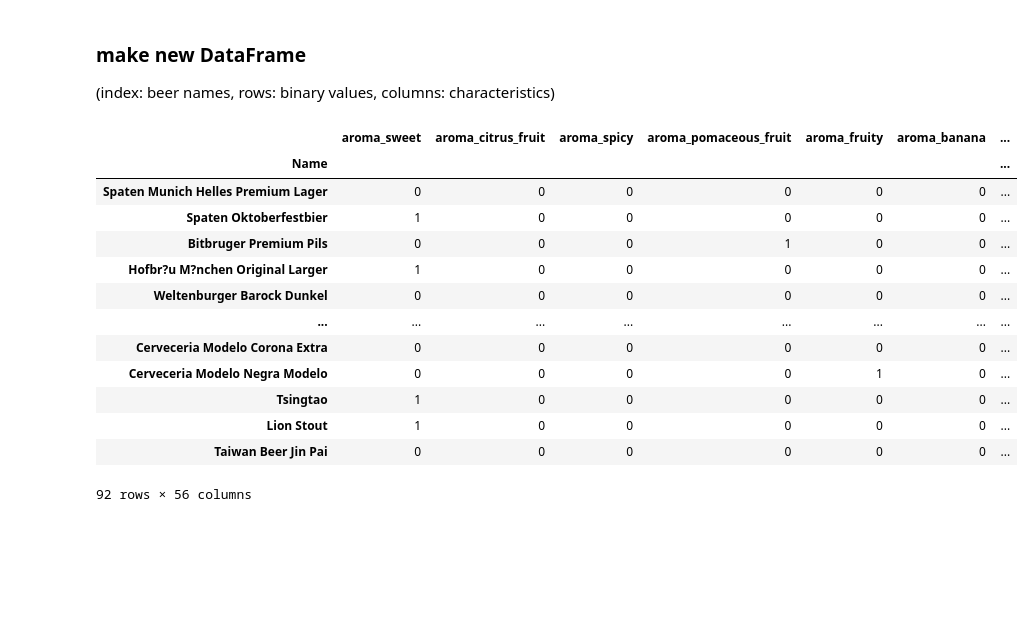
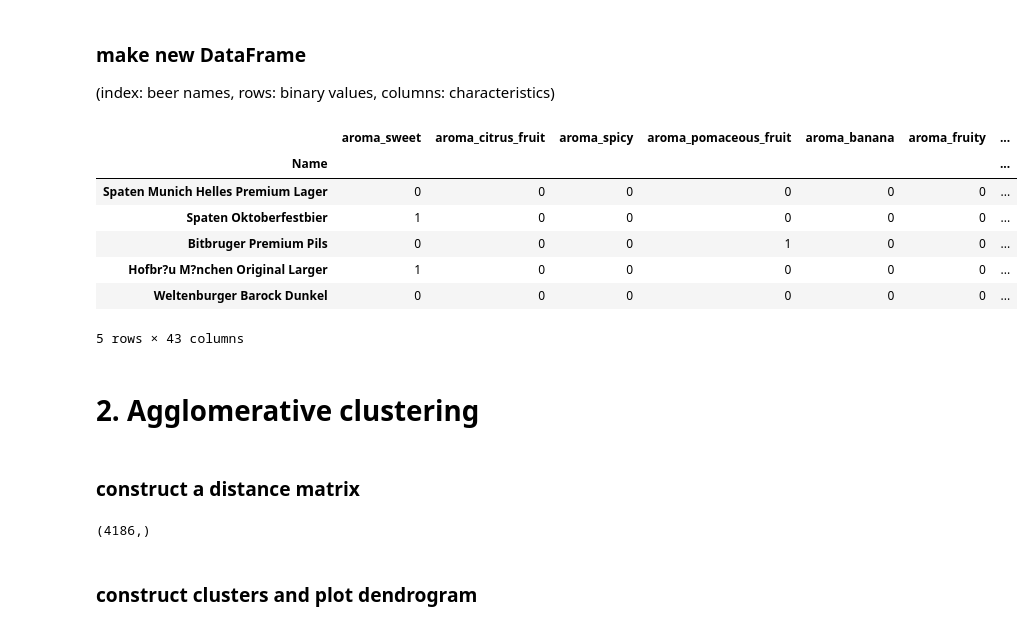
Before and after one commit to stnamjef/beer_classification, a Jupyter notebook: beer_classification.ipynb, the cells around one changed output. Saved outputs shown, nothing was run; the diff lists cells and outputs as text; code cells hidden in the pictures; blank space fills up the shorter version.

```diff
--- a/beer_classification.ipynb
+++ b/beer_classification.ipynb
@@ -40,7 +44,7 @@ for row in df[data.keys()].iterrows():
 data = {k: pd.Series(v).value_counts() for k, v in data.items()}
 
 # remove words with less than 3 counts
-data = {k: v.loc[v >= 3].index.values for k, v in data.items()}
+data = {k: v.loc[v >= 6].index.values for k, v in data.items()}
 # %% [markdown]
 ### add two characteristics (Color, Body)
 # %%
@@ -73,7 +75,7 @@ columns = np.array(columns)
 (index: beer names, rows: binary values, columns: characteristics)
 # %%
 mat = []
-for _, row in df[['Aroma', 'Flavor', 'Appearance', 'Body']].iterrows():
+for _, row in df[['Aroma', 'Flavor', 'Color', 'Body']].iterrows():
     new_row = np.zeros(len(columns), dtype=np.int32)
 
     targets = []
@@ -81,7 +83,7 @@ for _, row in df[['Aroma', 'Flavor', 'Appearance', 'Body']].iterrows():
         k = k.lower()
         if k == 'aroma' or k == 'flavor':
             targets += [f"{k}_{x.strip().replace(' ', '_')}" for x in v.split(',')]
-        elif k == 'appearance':
+        elif k == 'color':
             targets += [f'{k}_{v.strip()}']
         else:
             v = data['Body'][int(v) - 1]
@@ -95,21 +97,19 @@ for _, row in df[['Aroma', 'Flavor', 'Appearance', 'Body']].iterrows():
 
 mat = np.array(mat, dtype=np.int32)
 # %%
-df2 = pd.DataFrame(data=mat, columns=columns, index=pd.Index(df['Full Name'], name='Name'))
+df2 = pd.DataFrame(data=mat, columns=columns, index=pd.Index(df['Name'], name='Name'))
 # %%
-df2
+df2.head()
 # %% [output]
-|  | aroma_sweet | aroma_citrus_fruit | aroma_spicy | aroma_pomaceous_fruit | aroma_fruity | aroma_banana | ... |
+|  | aroma_sweet | aroma_citrus_fruit | aroma_spicy | aroma_pomaceous_fruit | aroma_banana | aroma_fruity | ... |
 | Name |  |  |  |  |  |  | ... |
 | Spaten Munich Helles Premium Lager | 0 | 0 | 0 | 0 | 0 | 0 | ... |
 | Spaten Oktoberfestbier | 1 | 0 | 0 | 0 | 0 | 0 | ... |
 | Bitbruger Premium Pils | 0 | 0 | 0 | 1 | 0 | 0 | ... |
 | Hofbr?u M?nchen Original Larger | 1 | 0 | 0 | 0 | 0 | 0 | ... |
 | Weltenburger Barock Dunkel | 0 | 0 | 0 | 0 | 0 | 0 | ... |
-| ... | ... | ... | ... | ... | ... | ... | ... |
-| Cerveceria Modelo Corona Extra | 0 | 0 | 0 | 0 | 0 | 0 | ... |
-| Cerveceria Modelo Negra Modelo | 0 | 0 | 0 | 0 | 1 | 0 | ... |
-| Tsingtao | 1 | 0 | 0 | 0 | 0 | 0 | ... |
-| Lion Stout | 1 | 0 | 0 | 0 | 0 | 0 | ... |
-| Taiwan Beer Jin Pai | 0 | 0 | 0 | 0 | 0 | 0 | ... |
-92 rows × 56 columns
+5 rows × 43 columns
+# %% [markdown]
+# 2. Agglomerative clustering
+# %% [markdown]
+### construct a distance matrix
@@ -115,0 +118,6 @@ df2
+# %%
+dist_mat.shape
+# %% [output]
+(4186,)
+# %% [markdown]
+### construct clusters and plot dendrogram
```
Also changed, not shown: parts of 22 cells of this notebook.
